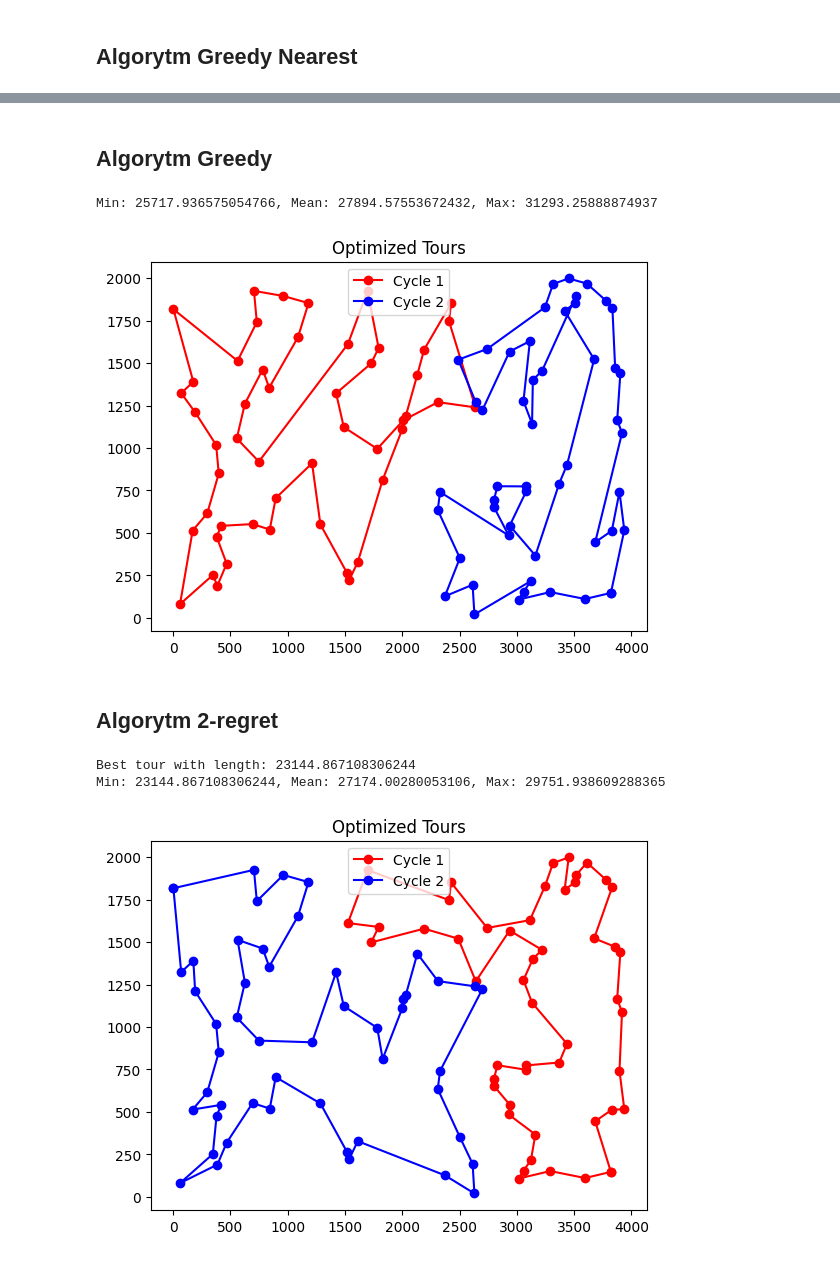
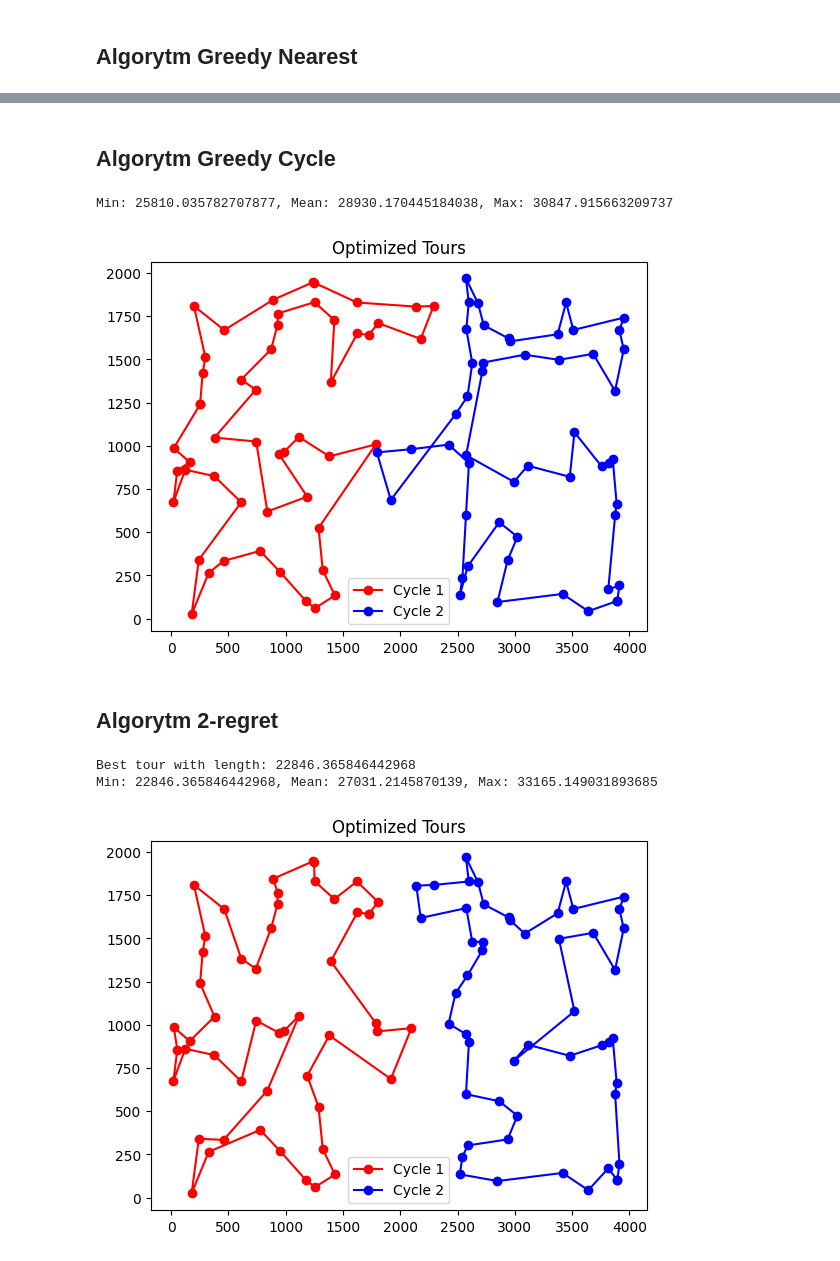
Before and after one commit to maciejm2517/imo-lab1, a Jupyter notebook: imo_1.ipynb, the cells around one changed output, grey strips where cells are left out. Cells and saved outputs as stored; diff of their text form; code cells hidden in the pictures.

```diff
--- a/imo_1.ipynb
+++ b/imo_1.ipynb
@@ -14,11 +14,11 @@ def pairwise_distances(points):
     return dist_matrix
 # %%
 # Load data from CSV file
-data = pd.read_csv('krob.csv', sep=' ')
+data = pd.read_csv('kroa.csv', sep=' ')
 positions = np.array([data['x'], data['y']]).T
 
 def calc_tour_length(cities, tour):
-    return sum([cities[tour[i]][tour[i+1]] for i in range(len(tour)-1)])
+    return sum([cities[tour[i]][tour[i+1]] for i in range(len(tour)-1)])+cities[tour[0]][tour[-1]]
 
 def plot_optimized_tours(positions, cycle1, cycle2):
     # Ensure the cycles start and end at the same city to form closed loops
@@ -88,5 +88,5 @@ Min: 22689.05486677293, Mean: 27721.57815931425, Max: 33789.22435203029
 # %% [markdown]
-## Algorytm Greedy
+## Algorytm Greedy Cycle
 # %%
 np.random.seed(11)
 
@@ -114,10 +114,7 @@ def create_greedy_cycles(cities, start_idx):
 
     # Start adding points that are best fit for the graph
     while unvisited:
-        positions = np.array([data['x'], data['y']]).T
-
         # Find nearest point for every point in the tour, then pick the smallest one
-        possible_points = []
         smallest_value = float('inf')
         best_point = -1
         for tour_point in tour1:
@@ -151,7 +148,6 @@ def create_greedy_cycles(cities, start_idx):
             tour1.insert(best_index,best_point)
 
         if unvisited:
-            possible_points = []
             smallest_value = float('inf')
             best_point = -1
             for tour_point in tour2:
@@ -203,15 +199,15 @@ cycle1, cycle2 = best[1], best[2]
 # Plot the optimized tours
 plot_optimized_tours(positions, cycle1, cycle2)
 # %% [output]
-Min: 25717.936575054766, Mean: 27894.57553672432, Max: 31293.25888874937
+Min: 25810.035782707877, Mean: 28930.170445184038, Max: 30847.915663209737
-[figure, old version]
+[figure, new version]
 # %% [markdown]
 ## Algorytm 2-regret
 # %%
 np.random.seed(11)
 
 def calc_tour_length(cities, tour):
-    return sum([cities[tour[i]][tour[i+1]] for i in range(len(tour)-1)])
+    return sum([cities[tour[i]][tour[i+1]] for i in range(len(tour)-1)]) + cities[tour[0]][tour[-1]]
 
 def create_2regret_cycles(cities, start_idx):
     n = cities.shape[0]
@@ -242,6 +238,7 @@ def create_2regret_cycles(cities, start_idx):
             regrets = []
             for city in unvisited:
                 distances = [cities[tour[i]][city] + cities[city][tour[i+1]] - cities[tour[i]][tour[i+1]] for i in range(len(tour)-1)]
+                distances.append(cities[tour[0]][city] + cities[city][tour[-1]] - cities[tour[-1]][tour[0]])
                 distances.sort()
                 regret = distances[1] - distances[0]
                 regret -= 0.37 * distances[0]
@@ -251,33 +248,33 @@ def create_2regret_cycles(cities, start_idx):
             tour_distances = [cities[tour[i]][tour[i+1]] for i in range(len(tour)-1)]
             best_increase = float('inf')
             best_index = -1
             for i in range(len(tour_distances)):
                 increase = cities[best_city][tour[i]] + cities[best_city][tour[i+1]] - tour_distances[i]
                 if increase < best_increase:
                     best_increase = increase
                     best_index = i + 1
             tour.insert(best_index, best_city)
             unvisited.remove(best_city)
     return tour1, tour2
 
 
 # Create two separate cycles without lines crossing
 distance_matrix = pairwise_distances(positions)
 
 runs = []
 for i in range(100):
     cycle1, cycle2 = create_2regret_cycles(distance_matrix, i)
     l = calc_tour_length(distance_matrix, cycle1) + calc_tour_length(distance_matrix, cycle2)
     runs.append((l, cycle1, cycle2))
 
 l = [r[0] for r in runs]
 best = runs[np.argmin(l)]
 print(f'Best tour with length: {best[0]}')
 print(f'Min: {np.min(l)}, Mean: {np.mean(l)}, Max: {np.max(l)}')
 cycle1, cycle2 = best[1], best[2]
 
 plot_optimized_tours(positions, cycle1, cycle2)
 # %% [output]
-Best tour with length: 23144.867108306244
-Min: 23144.867108306244, Mean: 27174.00280053106, Max: 29751.938609288365
+Best tour with length: 22846.365846442968
+Min: 22846.365846442968, Mean: 27031.2145870139, Max: 33165.149031893685
-[figure, old version]
+[figure, new version]
```
Also changed, not shown: parts of 1 cell of this notebook.
